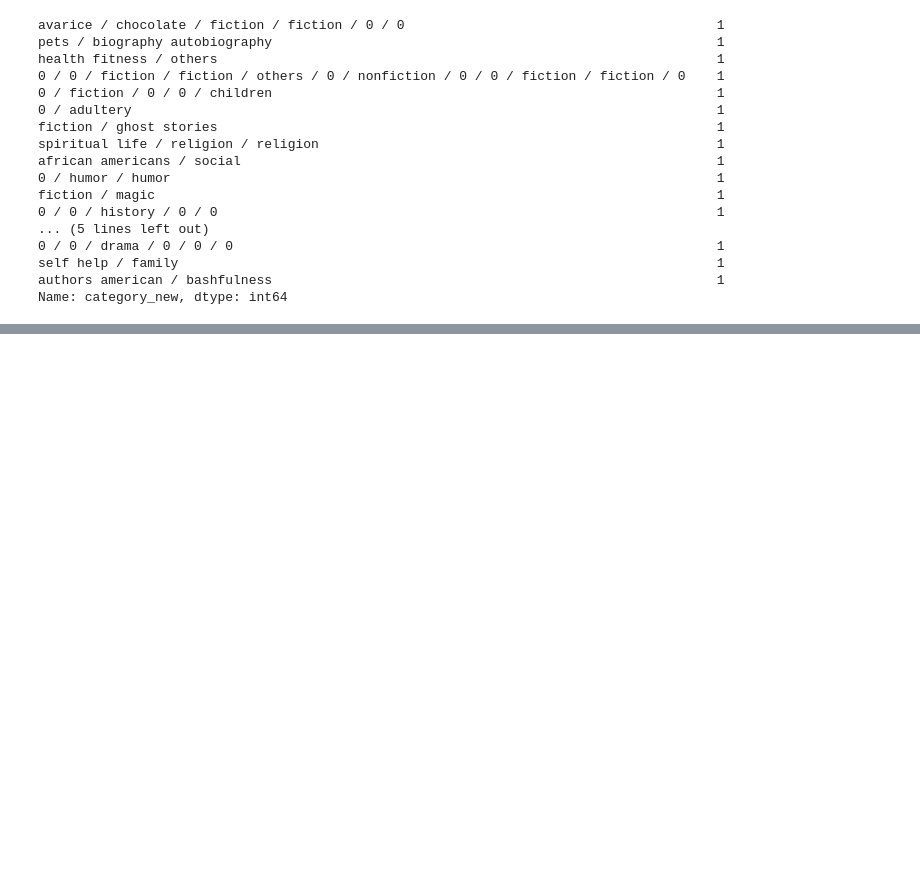
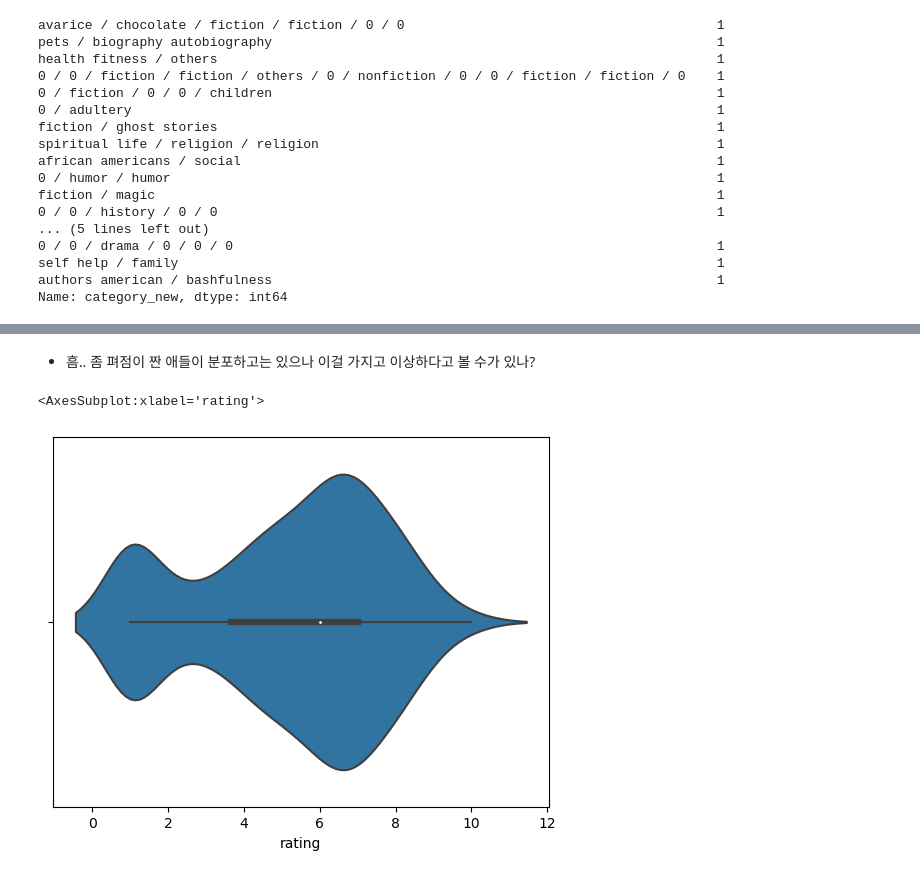
Before and after one commit to boostcampaitech4recsys1/level1_bookratingprediction_recsys-level1-recsys-02, a Jupyter notebook: sssu/preprocessing.ipynb, the cells around one changed output, grey strips where cells are left out. Saved outputs shown, nothing was run; the diff lists cells and outputs as text; code cells hidden in the pictures; blank space fills up the shorter version.

```diff
--- a/sssu/preprocessing.ipynb
+++ b/sssu/preprocessing.ipynb
@@ -314,0 +616,8 @@ Name: category_new, dtype: int64
+# %%
+# wild animus에 1점 준 user id
+rating_one_user_id = popular_book[popular_book['count'] == 445]['user_id']
+# 걔네만 df 해서 mean값 봄
+rating_one_user_df = data[data['user_id'].isin(rating_one_user_id)].groupby('user_id').mean().reset_index(drop=False)
+rating_one_user_df = rating_one_user_df.sort_values(by='rating').reset_index(drop=True)
+
+rating_one_user_df
@@ -314,0 +638,7 @@ Name: category_new, dtype: int64
+# %% [markdown]
+- 흠.. 좀 펴점이 짠 애들이 분포하고는 있으나 이걸 가지고 이상하다고 볼 수가 있나?
+# %%
+sns.violinplot(data = rating_one_user_df, x = 'rating')
+# %% [output]
+<AxesSubplot:xlabel='rating'>
+[figure, added]
```
Also changed, not shown: parts of 79 cells of this notebook.
